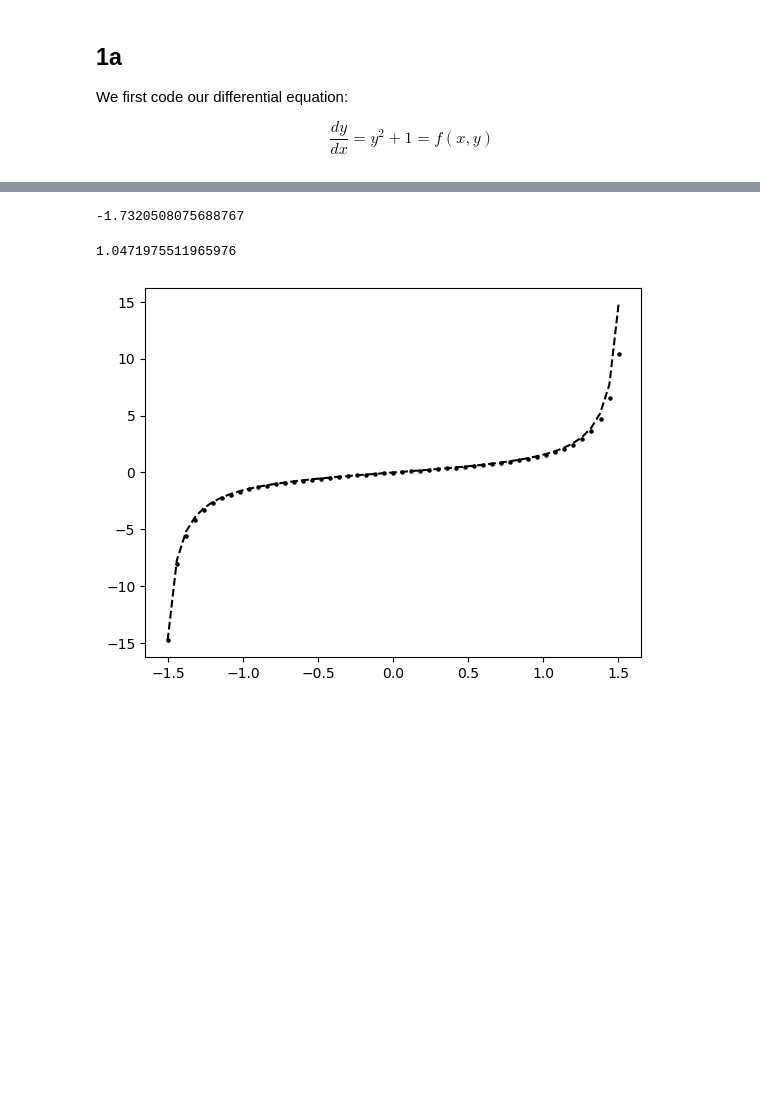
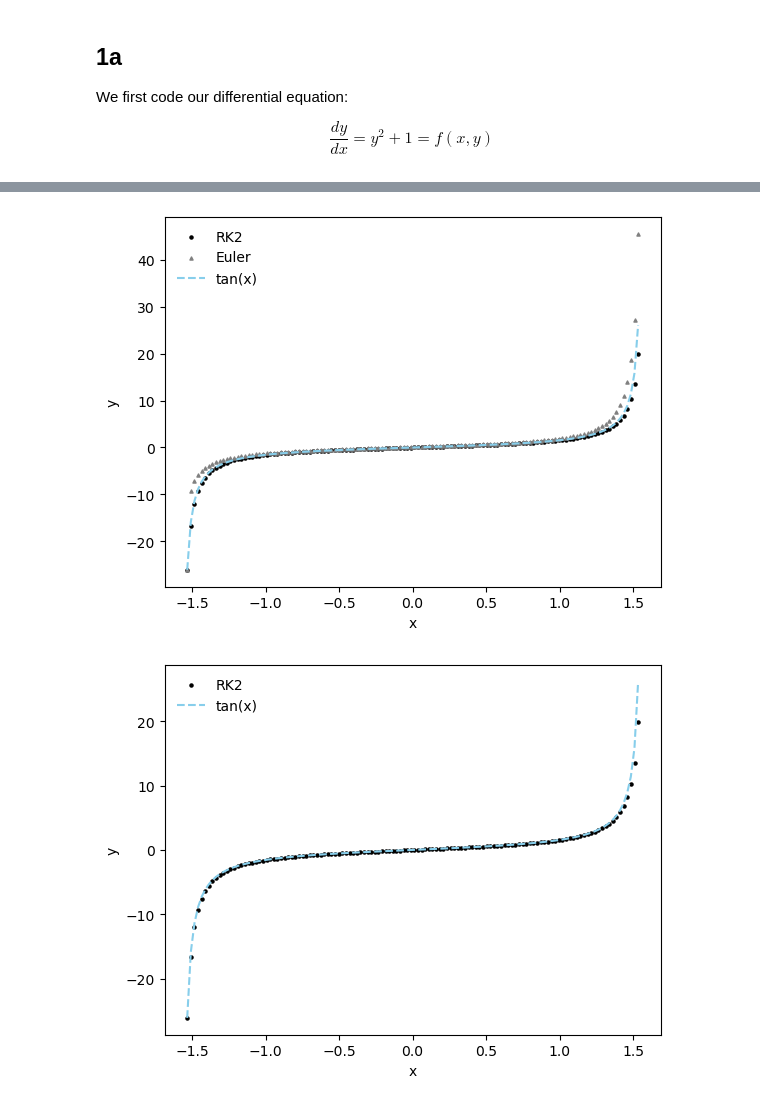
Before and after one commit to gilgarcia-01/ASTR5900, a Jupyter notebook: hw/hw3/ggarcia_hw3_numerical_integration.ipynb, the cells around one changed output, grey strips where cells are left out. Cells and saved outputs as stored; diff of their text form; code cells hidden in the pictures; blank space fills up the shorter version.

Commit message:
euler integrator added

```diff
--- a/hw/hw3/ggarcia_hw3_numerical_integration.ipynb
+++ b/hw/hw3/ggarcia_hw3_numerical_integration.ipynb
@@ -92,23 +126,36 @@ def RK2(function,y0,x0,xf,num_of_steps):
     return x_lst,y_lst
-# %%
-np.tan(-np.pi/3)
-# %% [output]
--1.7320508075688767
-# %%
-np.pi/3
-# %% [output]
-1.0471975511965976
 # %%
-xinitial,xfinal = -np.pi/2.09,np.pi/2.09
+xinitial,xfinal = -np.pi/2.05,np.pi/2.05
 yinitial = np.tan(xinitial)
-num_of_steps = 50
-x_lst,y_lst = RK2(dydx,yinitial,xinitial,xfinal,num_of_steps)
+num_of_steps = 125
 
 tan_x_values = np.linspace(xinitial,xfinal,num_of_steps)
 tan_y_values = np.tan(tan_x_values)
+
+x_lst_rk2,y_lst_rk2 = RK2(dydx,yinitial,xinitial,xfinal,num_of_steps)
+x_lst_euler,y_lst_euler = euler_integration(dydx,yinitial,xinitial,xfinal,num_of_steps)
 # %%
-plt.scatter(x_lst,y_lst,s=5,color='black')
-plt.plot(tan_x_values,tan_y_values,linestyle='--',color='black')
+plt.scatter(x_lst_rk2,y_lst_rk2,s=5,color='black',label='RK2')
+plt.scatter(x_lst_euler,y_lst_euler,s=5,color='gray',marker='^',label='Euler')
+plt.plot(tan_x_values,tan_y_values,linestyle='--',color='skyblue',label='tan(x)')
+plt.legend(frameon=False)
+plt.xlabel('x')
+plt.ylabel('y')
 plt.show()
+
+plt.scatter(x_lst_rk2,y_lst_rk2,s=5,color='black',label='RK2')
+plt.plot(tan_x_values,tan_y_values,linestyle='--',color='skyblue',label='tan(x)')
+plt.legend(frameon=False)
+plt.xlabel('x')
+plt.ylabel('y')
+plt.show()
+
+plt.scatter(x_lst_euler,y_lst_euler,s=5,color='gray',marker='^',label='Euler')
+plt.plot(tan_x_values,tan_y_values,linestyle='--',color='skyblue',label='tan(x)')
+plt.legend(frameon=False)
+plt.xlabel('x')
+plt.ylabel('y')
+plt.show()
 # %% [output]
-[figure, old version]
+[figure, new version]
+[figure, added]
```
Also changed, not shown: parts of 4 cells of this notebook.
